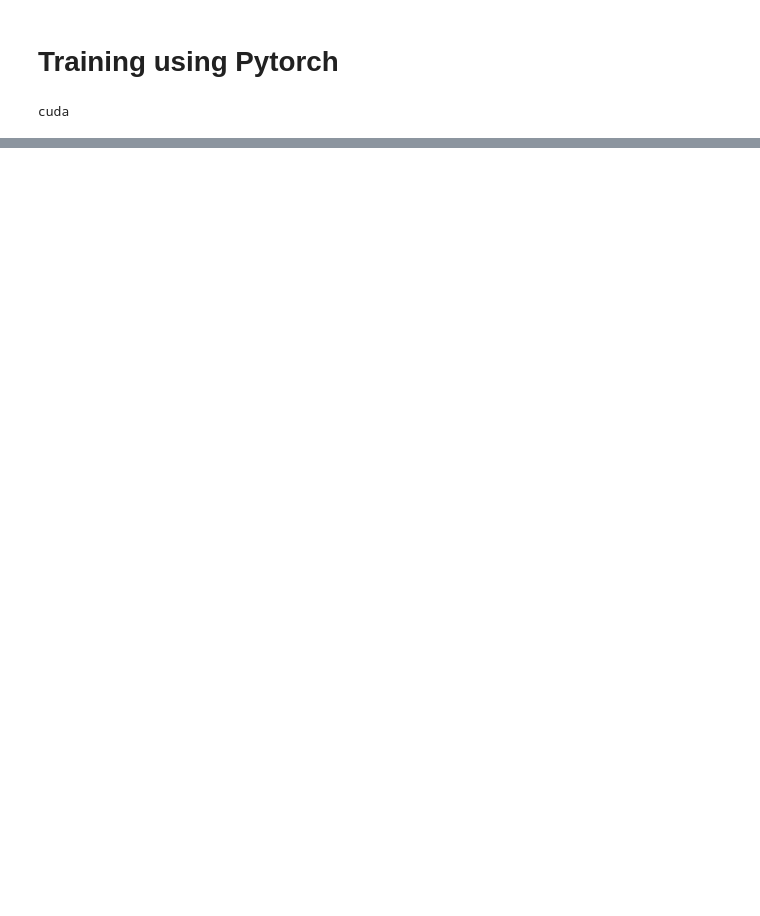
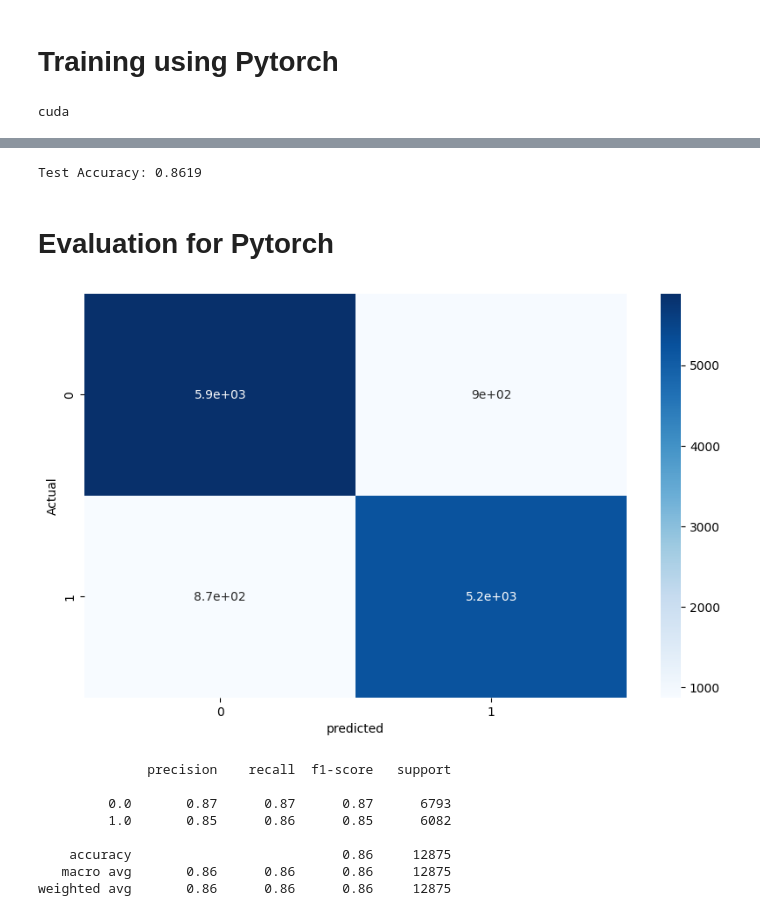
Before and after one commit to Rahul107213/projects, a Jupyter notebook: ANN_Project/churn_prediction_ANN (1).ipynb, the cells around one changed output, grey strips where cells are left out. Saved outputs shown, nothing was run; the diff lists cells and outputs as text; code cells hidden in the pictures; blank space fills up the shorter version.

```diff
--- a/ANN_Project/churn_prediction_ANN (1).ipynb
+++ b/ANN_Project/churn_prediction_ANN (1).ipynb
@@ -371,0 +383,2 @@ study.best_params
+# %%
+best_params = study.best_params
@@ -371,0 +484,71 @@ study.best_params
+# %%
+model.eval()
+
+total = 0
+correct = 0
+
+with torch.no_grad():
+    for batch_features, batch_labels in test_loader:
+
+        outputs = model(batch_features)
+
+        predicted = (
+            torch.sigmoid(outputs) > 0.5
+        ).int().squeeze()
+
+        total += batch_labels.size(0)
+
+        correct += (
+            predicted == batch_labels.int()
+        ).sum().item()
+
+accuracy = correct / total
+
+print(f"Test Accuracy: {accuracy:.4f}")
+# %% [output]
+Test Accuracy: 0.8619
+# %% [markdown]
+# Evaluation for Pytorch
+# %%
+from sklearn.metrics import confusion_matrix, classification_report
+import numpy as np
+import seaborn as sn
+import matplotlib.pyplot as plt
+
+model.eval()
+
+y_true = []
+y_pred = []
+
+with torch.no_grad():
+
+    for batch_features, batch_labels in test_loader:
+
+        outputs = model(batch_features)
+
+        predicted = (
+            torch.sigmoid(outputs) > 0.5
+        ).int().squeeze()
+
+        y_true.extend(batch_labels.cpu().numpy())
+        y_pred.extend(predicted.cpu().numpy())
+# %%
+cm = confusion_matrix(y_true, y_pred)
+
+plt.figure(figsize=(10, 6))
+sn.heatmap(cm,annot=True,cmap="Blues")
+plt.xlabel('predicted')
+plt.ylabel('Actual')
+plt.show()
+
+print(classification_report(y_true,y_pred))
+# %% [output]
+[figure, added]
+              precision    recall  f1-score   support
+
+         0.0       0.87      0.87      0.87      6793
+         1.0       0.85      0.86      0.85      6082
+
+    accuracy                           0.86     12875
+   macro avg       0.86      0.86      0.86     12875
+weighted avg       0.86      0.86      0.86     12875
```
Also changed, not shown: parts of 18 cells of this notebook.
